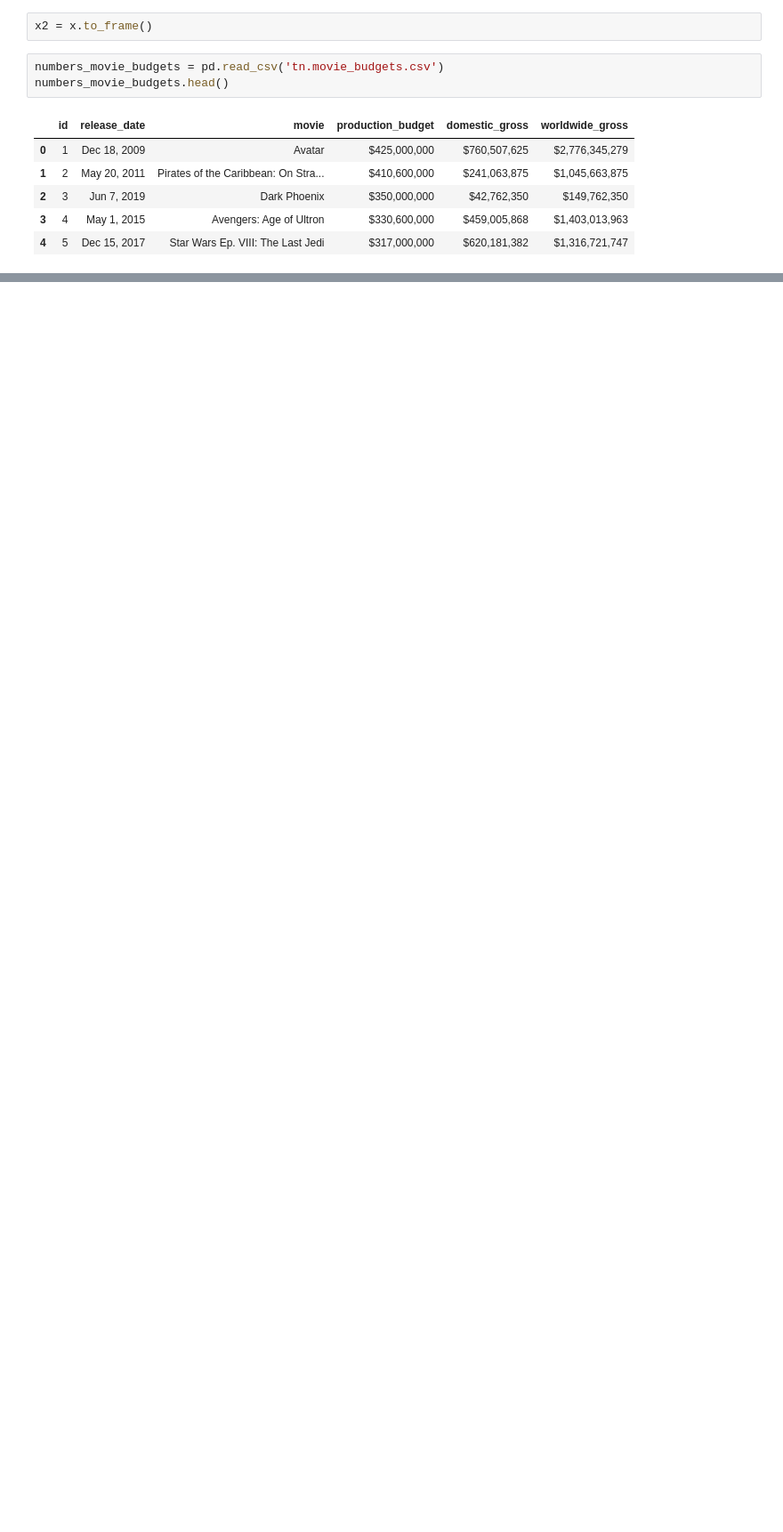
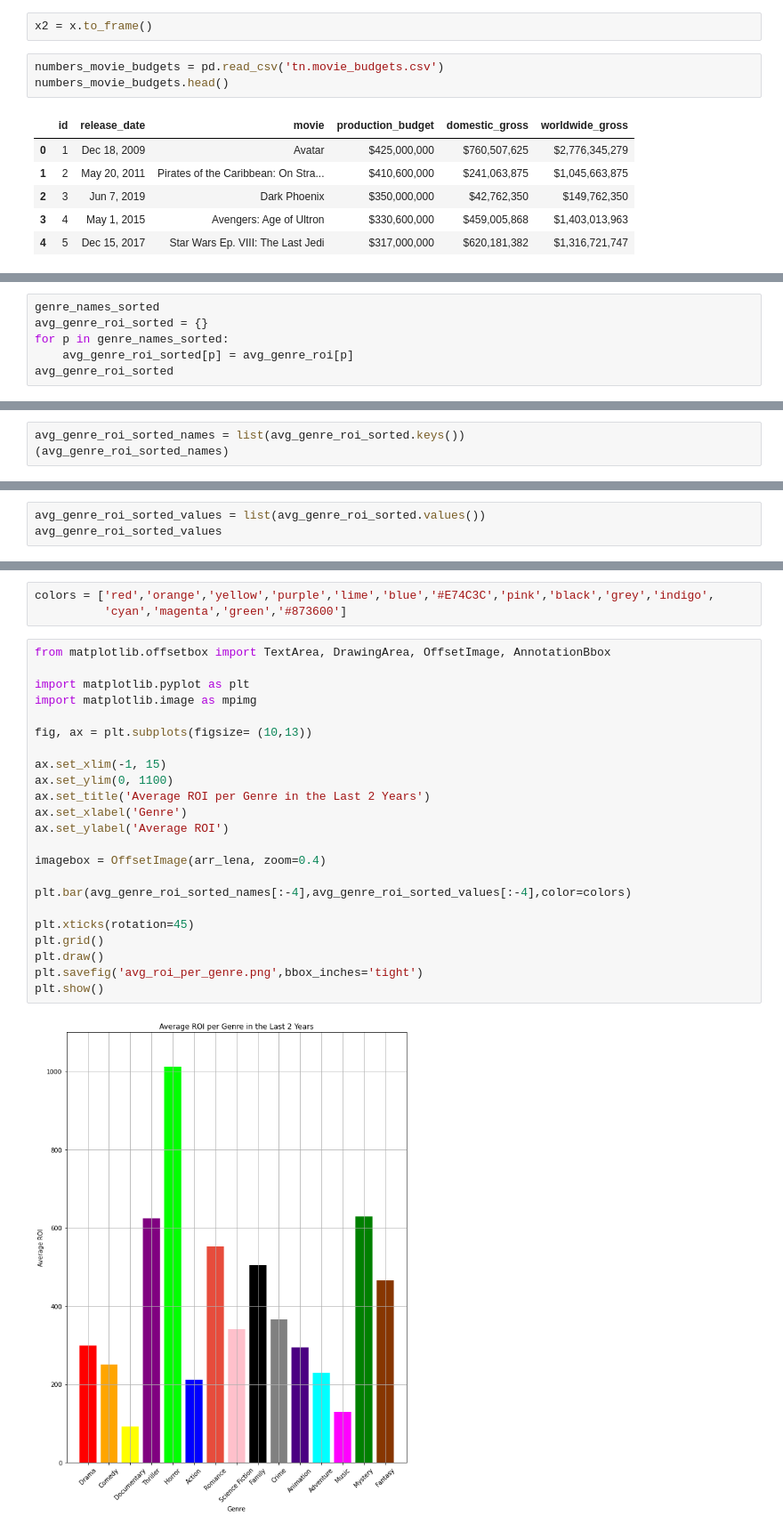
Before and after one commit to JalilSarwari/Trystan_Jalil_phase1_project, a Jupyter notebook: Jalil_work/second_attempt.ipynb, the cells around one changed output, grey strips where cells are left out. Shown at 89% size. Drawn from its saved outputs; the diff is of its cells as text; blank space fills up the shorter version.

```diff
--- a/Jalil_work/second_attempt.ipynb
+++ b/Jalil_work/second_attempt.ipynb
@@ -371,0 +429,6 @@ joined_df
+# %%
+genre_names_sorted
+avg_genre_roi_sorted = {}
+for p in genre_names_sorted:
+    avg_genre_roi_sorted[p] = avg_genre_roi[p]
+avg_genre_roi_sorted
@@ -371,0 +455,3 @@ joined_df
+# %%
+avg_genre_roi_sorted_names = list(avg_genre_roi_sorted.keys())
+(avg_genre_roi_sorted_names)
@@ -371,0 +478,3 @@ joined_df
+# %%
+avg_genre_roi_sorted_values = list(avg_genre_roi_sorted.values())
+avg_genre_roi_sorted_values
@@ -371,0 +501,28 @@ joined_df
+# %%
+colors = ['red','orange','yellow','purple','lime','blue','#E74C3C','pink','black','grey','indigo',
+          'cyan','magenta','green','#873600']
+# %%
+from matplotlib.offsetbox import TextArea, DrawingArea, OffsetImage, AnnotationBbox
+
+import matplotlib.pyplot as plt
+import matplotlib.image as mpimg
+
+fig, ax = plt.subplots(figsize= (10,13))
+
+ax.set_xlim(-1, 15)
+ax.set_ylim(0, 1100)
+ax.set_title('Average ROI per Genre in the Last 2 Years')
+ax.set_xlabel('Genre')
+ax.set_ylabel('Average ROI')
+
+imagebox = OffsetImage(arr_lena, zoom=0.4)
+
+plt.bar(avg_genre_roi_sorted_names[:-4],avg_genre_roi_sorted_values[:-4],color=colors)
+
+plt.xticks(rotation=45)
+plt.grid()
+plt.draw()
+plt.savefig('avg_roi_per_genre.png',bbox_inches='tight')
+plt.show()
+# %% [output]
+[figure, added]
```
Also changed, not shown: parts of 16 cells of this notebook, 3 other files.
